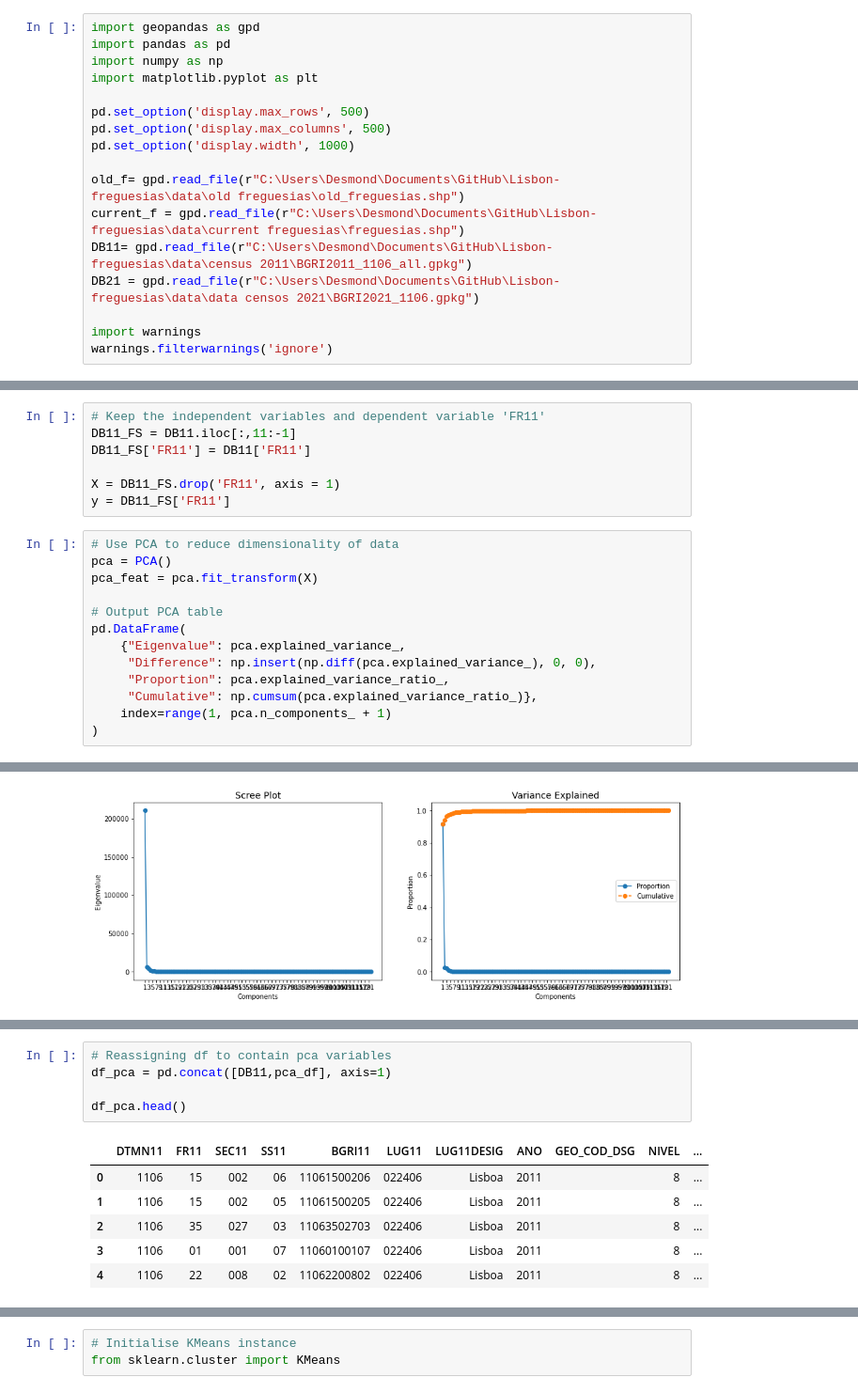
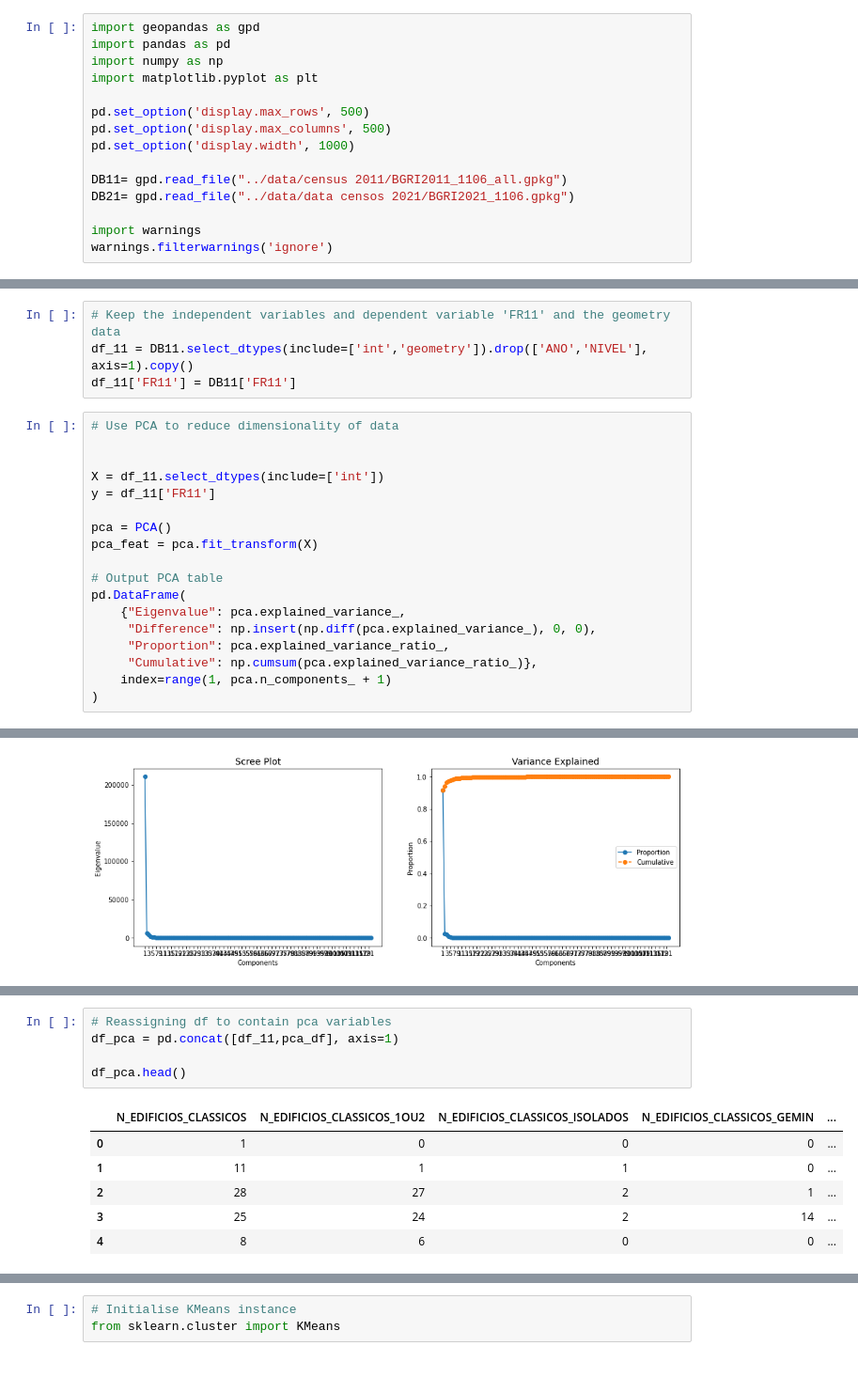
Before and after one commit to TJZLiu/Lisbon-freguesias, a Jupyter notebook: code/Lisbon freguesias .ipynb, the cells around one changed output, grey strips where cells are left out. Shown at 94% size. Cells and saved outputs as stored; diff of their text form.

```diff
--- a/code/Lisbon freguesias .ipynb
+++ b/code/Lisbon freguesias .ipynb
@@ -8,10 +8,8 @@ pd.set_option('display.max_rows', 500)
 pd.set_option('display.max_columns', 500)
 pd.set_option('display.width', 1000)
 
-old_f= gpd.read_file(r"C:\Users\Desmond\Documents\GitHub\Lisbon-freguesias\data\old freguesias\old_freguesias.shp")
-current_f = gpd.read_file(r"C:\Users\Desmond\Documents\GitHub\Lisbon-freguesias\data\current freguesias\freguesias.shp")
-DB11= gpd.read_file(r"C:\Users\Desmond\Documents\GitHub\Lisbon-freguesias\data\census 2011\BGRI2011_1106_all.gpkg")
-DB21 = gpd.read_file(r"C:\Users\Desmond\Documents\GitHub\Lisbon-freguesias\data\data censos 2021\BGRI2021_1106.gpkg")
+DB11= gpd.read_file("../data/census 2011/BGRI2011_1106_all.gpkg")
+DB21= gpd.read_file("../data/data censos 2021/BGRI2021_1106.gpkg")
 
 import warnings
 warnings.filterwarnings('ignore')
@@ -57,14 +55,16 @@ DB11['N_EDIFICIOS_CLASSICOS_1OU2'] = DB11['N_EDIFICIOS_CLASSICOS_1OU2'].astype(i
 # %%
 from sklearn.decomposition import PCA
 # %%
-# Keep the independent variables and dependent variable 'FR11'
-DB11_FS = DB11.iloc[:,11:-1]
-DB11_FS['FR11'] = DB11['FR11']
-
-X = DB11_FS.drop('FR11', axis = 1)
-y = DB11_FS['FR11']
+# Keep the independent variables and dependent variable 'FR11' and the geometry data
+df_11 = DB11.select_dtypes(include=['int','geometry']).drop(['ANO','NIVEL'], axis=1).copy()
+df_11['FR11'] = DB11['FR11']
 # %%
 # Use PCA to reduce dimensionality of data
+
+
+X = df_11.select_dtypes(include=['int'])
+y = df_11['FR11']
+
 pca = PCA()
 pca_feat = pca.fit_transform(X)
 
@@ -143,16 +143,16 @@ pca_df
 3623 rows × 24 columns
 # %%
 # Reassigning df to contain pca variables
-df_pca = pd.concat([DB11,pca_df], axis=1)
+df_pca = pd.concat([df_11,pca_df], axis=1)
 
 df_pca.head()
 # %% [output]
-|  | DTMN11 | FR11 | SEC11 | SS11 | BGRI11 | LUG11 | LUG11DESIG | ANO | GEO_COD_DSG | NIVEL | ... |
-| 0 | 1106 | 15 | 002 | 06 | 11061500206 | 022406 | Lisboa | 2011 |  | 8 | ... |
-| 1 | 1106 | 15 | 002 | 05 | 11061500205 | 022406 | Lisboa | 2011 |  | 8 | ... |
-| 2 | 1106 | 35 | 027 | 03 | 11063502703 | 022406 | Lisboa | 2011 |  | 8 | ... |
-| 3 | 1106 | 01 | 001 | 07 | 11060100107 | 022406 | Lisboa | 2011 |  | 8 | ... |
-| 4 | 1106 | 22 | 008 | 02 | 11062200802 | 022406 | Lisboa | 2011 |  | 8 | ... |
+|  | N_EDIFICIOS_CLASSICOS | N_EDIFICIOS_CLASSICOS_1OU2 | N_EDIFICIOS_CLASSICOS_ISOLADOS | N_EDIFICIOS_CLASSICOS_GEMIN | ... |
+| 0 | 1 | 0 | 0 | 0 | ... |
+| 1 | 11 | 1 | 1 | 0 | ... |
+| 2 | 28 | 27 | 2 | 1 | ... |
+| 3 | 25 | 24 | 2 | 14 | ... |
+| 4 | 8 | 6 | 0 | 0 | ... |
 # %%
 FR11 = df_pca.dissolve(by=['FR11'])
 
```
Also changed, not shown: parts of 20 cells of this notebook.
